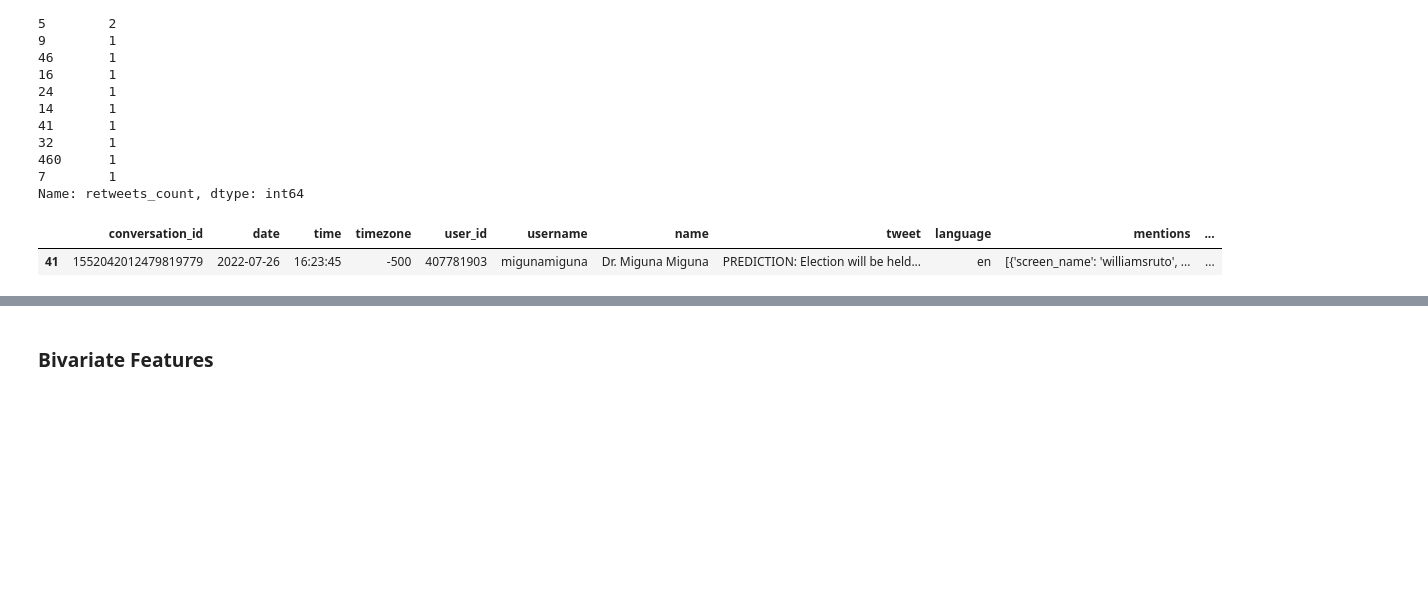
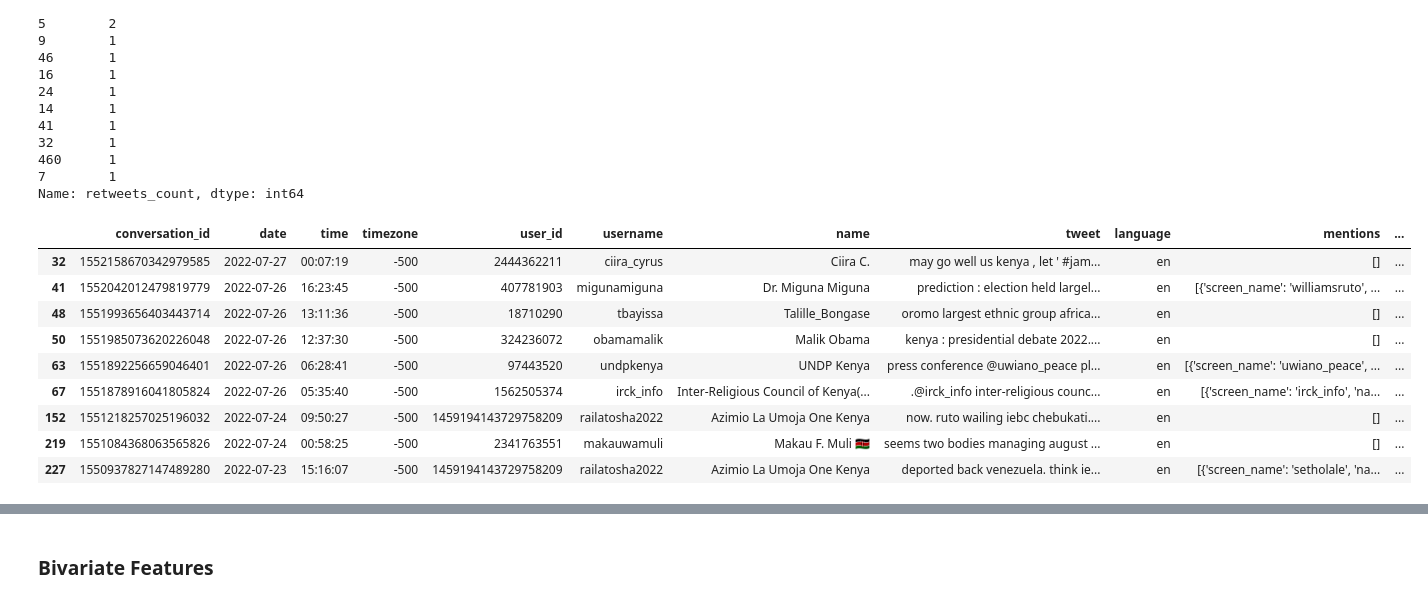
Before and after one commit to stephenkipkurui/Kenya-Elections-Tweets-Sentiments, a Jupyter notebook: analysis_report.ipynb, the cells around one changed output, grey strips where cells are left out. Cells and saved outputs as stored; diff of their text form; code cells hidden in the pictures; blank space fills up the shorter version.

Commit message:
Kenyan Elections Through Tweets

```diff
--- a/analysis_report.ipynb
+++ b/analysis_report.ipynb
@@ -318,11 +318,19 @@ df.retweets_count.value_counts()
 7        1
 Name: retweets_count, dtype: int64
 # %%
-# Most re-tweeted sentiment
-most_retweet = df[df.retweets_count == df.retweets_count.max()]
-most_retweet
+# Re-tweets Greater than 100
+retweet_over_10_times = df[df.retweets_count > 10 ]
+retweet_over_10_times
 # %% [output]
 |  | conversation_id | date | time | timezone | user_id | username | name | tweet | language | mentions | ... |
-| 41 | 1552042012479819779 | 2022-07-26 | 16:23:45 | -500 | 407781903 | migunamiguna | Dr. Miguna Miguna | PREDICTION: Election will be held... | en | [{'screen_name': 'williamsruto', ... | ... |
+| 32 | 1552158670342979585 | 2022-07-27 | 00:07:19 | -500 | 2444362211 | ciira_cyrus | Ciira C. | may go well us kenya , let ' #jam... | en | [] | ... |
+| 41 | 1552042012479819779 | 2022-07-26 | 16:23:45 | -500 | 407781903 | migunamiguna | Dr. Miguna Miguna | prediction : election held largel... | en | [{'screen_name': 'williamsruto', ... | ... |
+| 48 | 1551993656403443714 | 2022-07-26 | 13:11:36 | -500 | 18710290 | tbayissa | Talille_Bongase | oromo largest ethnic group africa... | en | [] | ... |
+| 50 | 1551985073620226048 | 2022-07-26 | 12:37:30 | -500 | 324236072 | obamamalik | Malik Obama | kenya : presidential debate 2022.... | en | [] | ... |
+| 63 | 1551892256659046401 | 2022-07-26 | 06:28:41 | -500 | 97443520 | undpkenya | UNDP Kenya | press conference @uwiano_peace pl... | en | [{'screen_name': 'uwiano_peace', ... | ... |
+| 67 | 1551878916041805824 | 2022-07-26 | 05:35:40 | -500 | 1562505374 | irck_info | Inter-Religious Council of Kenya(... | .@irck_info inter-religious counc... | en | [{'screen_name': 'irck_info', 'na... | ... |
+| 152 | 1551218257025196032 | 2022-07-24 | 09:50:27 | -500 | 1459194143729758209 | railatosha2022 | Azimio La Umoja One Kenya | now. ruto wailing iebc chebukati.... | en | [] | ... |
+| 219 | 1551084368063565826 | 2022-07-24 | 00:58:25 | -500 | 2341763551 | makauwamuli | Makau F. Muli 🇰🇪 | seems two bodies managing august ... | en | [] | ... |
+| 227 | 1550937827147489280 | 2022-07-23 | 15:16:07 | -500 | 1459194143729758209 | railatosha2022 | Azimio La Umoja One Kenya | deported back venezuela. think ie... | en | [{'screen_name': 'setholale', 'na... | ... |
 # %%
 # Message
```
Also changed, not shown: parts of 6 cells of this notebook.
